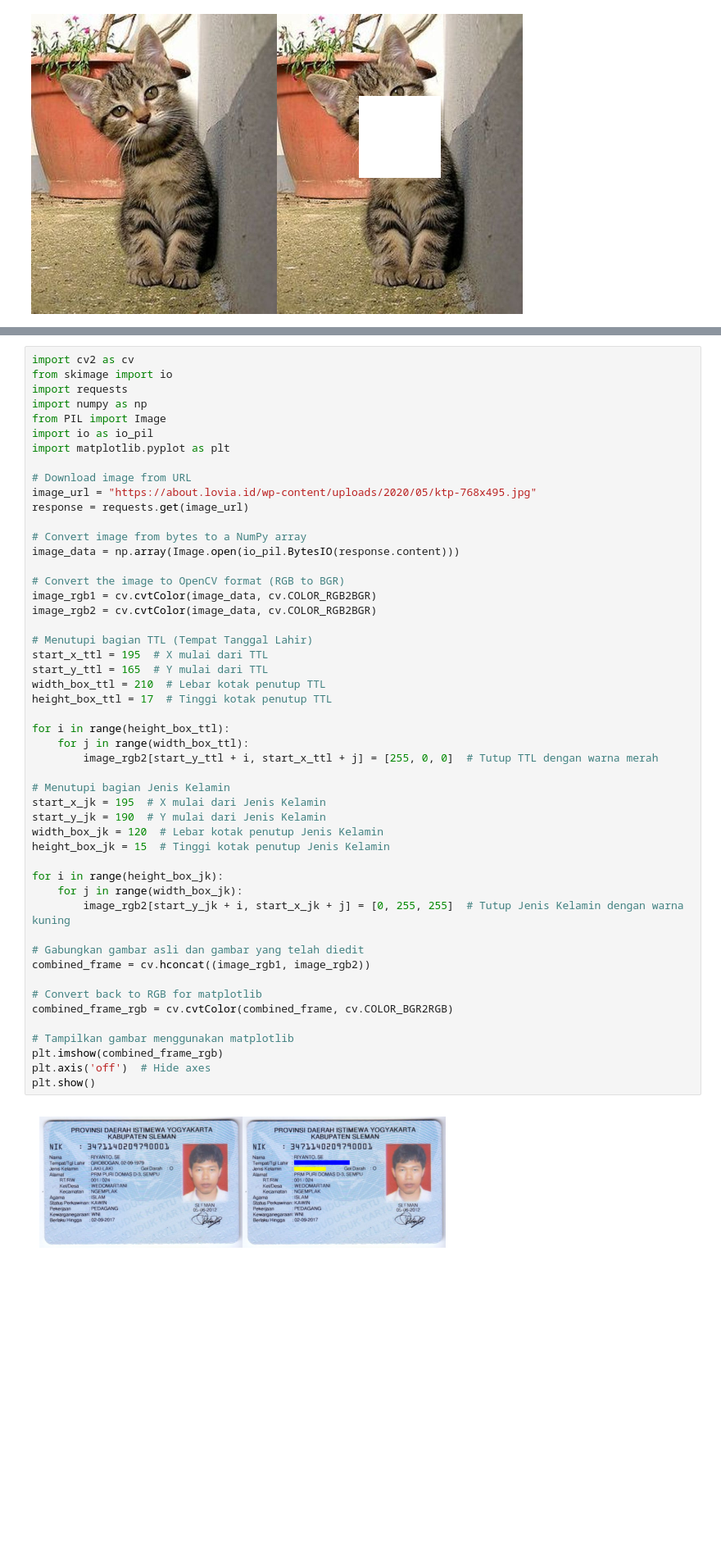
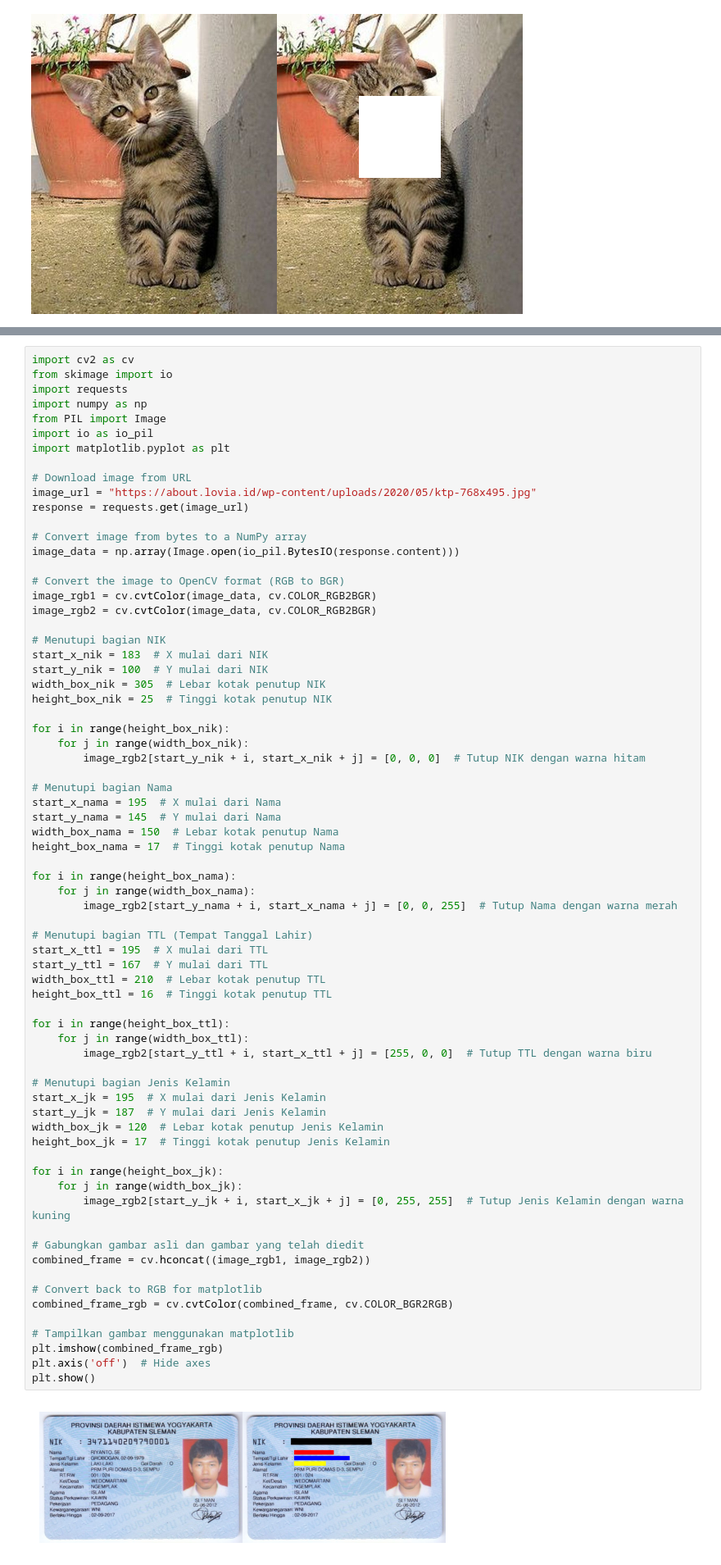
Before and after one commit to febriantimayori/PCVK_Ganjil_2024, a Jupyter notebook: Week01.ipynb, the cells around one changed output, grey strips where cells are left out. Shown at 82% size. Saved outputs shown, nothing was run; the diff lists cells and outputs as text; blank space fills up the shorter version.

```diff
--- a/Week01.ipynb
+++ b/Week01.ipynb
@@ -181,36 +177,56 @@ image_data = np.array(Image.open(io_pil.BytesIO(response.content)))
 # Convert the image to OpenCV format (RGB to BGR)
 image_rgb1 = cv.cvtColor(image_data, cv.COLOR_RGB2BGR)
 image_rgb2 = cv.cvtColor(image_data, cv.COLOR_RGB2BGR)
 
+# Menutupi bagian NIK
+start_x_nik = 183  # X mulai dari NIK
+start_y_nik = 100  # Y mulai dari NIK
+width_box_nik = 305  # Lebar kotak penutup NIK
+height_box_nik = 25  # Tinggi kotak penutup NIK
+
+for i in range(height_box_nik):
+    for j in range(width_box_nik):
+        image_rgb2[start_y_nik + i, start_x_nik + j] = [0, 0, 0]  # Tutup NIK dengan warna hitam
+
+# Menutupi bagian Nama
+start_x_nama = 195  # X mulai dari Nama
+start_y_nama = 145  # Y mulai dari Nama
+width_box_nama = 150  # Lebar kotak penutup Nama
+height_box_nama = 17  # Tinggi kotak penutup Nama
+
+for i in range(height_box_nama):
+    for j in range(width_box_nama):
+        image_rgb2[start_y_nama + i, start_x_nama + j] = [0, 0, 255]  # Tutup Nama dengan warna merah
+
 # Menutupi bagian TTL (Tempat Tanggal Lahir)
 start_x_ttl = 195  # X mulai dari TTL
-start_y_ttl = 165  # Y mulai dari TTL
+start_y_ttl = 167  # Y mulai dari TTL
 width_box_ttl = 210  # Lebar kotak penutup TTL
-height_box_ttl = 17  # Tinggi kotak penutup TTL
+height_box_ttl = 16  # Tinggi kotak penutup TTL
 
 for i in range(height_box_ttl):
     for j in range(width_box_ttl):
-        image_rgb2[start_y_ttl + i, start_x_ttl + j] = [255, 0, 0]  # Tutup TTL dengan warna merah
+        image_rgb2[start_y_ttl + i, start_x_ttl + j] = [255, 0, 0]  # Tutup TTL dengan warna biru
 
 # Menutupi bagian Jenis Kelamin
 start_x_jk = 195  # X mulai dari Jenis Kelamin
-start_y_jk = 190  # Y mulai dari Jenis Kelamin
+start_y_jk = 187  # Y mulai dari Jenis Kelamin
 width_box_jk = 120  # Lebar kotak penutup Jenis Kelamin
-height_box_jk = 15  # Tinggi kotak penutup Jenis Kelamin
+height_box_jk = 17  # Tinggi kotak penutup Jenis Kelamin
 
 for i in range(height_box_jk):
     for j in range(width_box_jk):
         image_rgb2[start_y_jk + i, start_x_jk + j] = [0, 255, 255]  # Tutup Jenis Kelamin dengan warna kuning
 
 # Gabungkan gambar asli dan gambar yang telah diedit
 combined_frame = cv.hconcat((image_rgb1, image_rgb2))
 
 # Convert back to RGB for matplotlib
 combined_frame_rgb = cv.cvtColor(combined_frame, cv.COLOR_BGR2RGB)
 
 # Tampilkan gambar menggunakan matplotlib
 plt.imshow(combined_frame_rgb)
 plt.axis('off')  # Hide axes
 plt.show()
 # %% [output]
-[figure, old version]
+[figure, new version]
```
Also changed, not shown: parts of 3 cells of this notebook.
